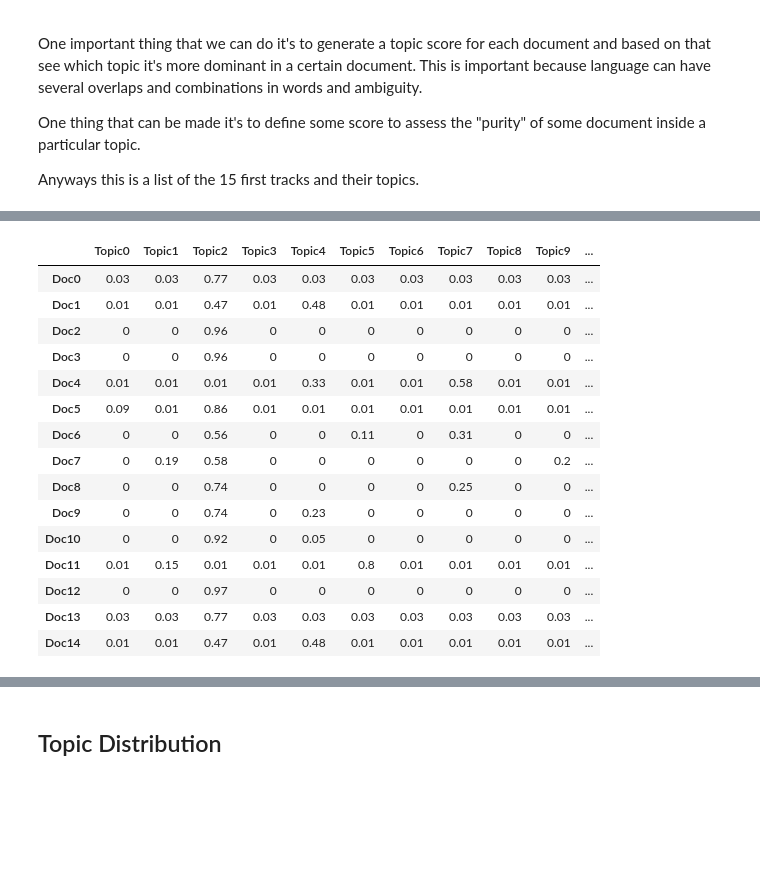
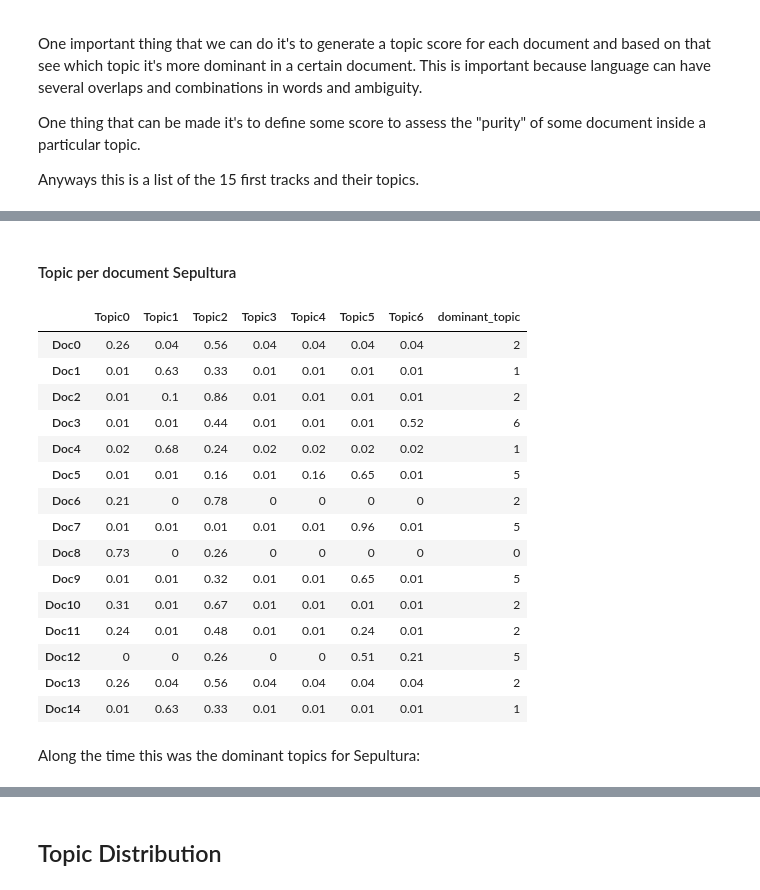
Before and after one commit to fclesio/metalbr, a Jupyter notebook: metal-br.ipynb, the cells around one changed output, grey strips where cells are left out. Saved outputs shown, nothing was run; the diff lists cells and outputs as text; code cells hidden in the pictures; blank space fills up the shorter version.

```diff
--- a/metal-br.ipynb
+++ b/metal-br.ipynb
@@ -546,5 +549,6 @@ In other words: Given all the letters of Angra and Sepultura, what are the top 1
 # %%
 def get_topics(df, n_components, number_words):
+
     # Convert to list
     data = df.lyric.values.tolist()
 
@@ -558,11 +562,10 @@ def get_topics(df, n_components, number_words):
     data = [re.sub("\'", "", sent) for sent in data]
 
     vectorizer = CountVectorizer(analyzer='word',
-                                 min_df=10,                        # minimum reqd occurences of a word
-                                 stop_words='english',             # remove stop words
-                                 lowercase=True,                   # convert all words to lowercase
-                                 token_pattern='[a-zA-Z0-9]{3,}',  # num chars > 3
-                                 # max_features=50000,             # max number of uniq words
+                                 min_df=10,
+                                 stop_words='english',
+                                 lowercase=True,
+                                 token_pattern='[a-zA-Z0-9]{3,}',
                                 )
 
     data_vectorized = vectorizer.fit_transform(data)
@@ -574,15 +577,13 @@ def get_topics(df, n_components, number_words):
     print("Sparsicity: ", ((data_dense > 0).sum()/data_dense.size)*100, "%")
 
     # Build LDA Model
-    from sklearn.decomposition import LatentDirichletAllocation
-
-    lda_model = LatentDirichletAllocation(n_components=n_components,               # Number of topics
-                                          max_iter=10,               # Max learning iterations
+    lda_model = LatentDirichletAllocation(n_components=n_components,
+                                          max_iter=10,
                                           learning_method='online',
-                                          random_state=100,          # Random state
-                                          batch_size=128,            # n docs in each learning iter
-                                          evaluate_every = -1, # compute perplexity every n iters, default: Don't
-                                          n_jobs = -1,               # Use all available CPUs
+                                          random_state=42,
+                                          batch_size=10,
+                                          evaluate_every = -1,
+                                          n_jobs = -1,
                                          )
     lda_output = lda_model.fit_transform(data_vectorized)
 
@@ -626,7 +631,7 @@ ill time land sun light way life end love like
 # %%
-lda_model_sepultura, data_vectorized_sepultura, data_sepultura, lda_output_sepultura, vectorizer_sepultura = get_topics(df_raw_lyrics_sepultura,
-                                                                                                  n_components=10,
-                                                                                                  number_words=10)
+lda_model_sepultura, data_vectorized_sepultura, \
+data_sepultura, lda_output_sepultura, vectorizer_sepultura = \
+    get_topics(df_raw_lyrics_sepultura, n_components=7,number_words=10)
 # %% [output]
 Sparsicity:  9.963501312672088 %
 Topics found via LDA:
@@ -710,23 +725,28 @@ df_topic_per_document_angra_styled
+# %% [markdown]
+#### Topic per document Sepultura
 # %%
-df_topic_per_document_sepultura_styled, df_topic_per_document_sepultura = get_topic_per_document(lda_model_sepultura,
-                                                                                                 data_vectorized_sepultura,
-                                                                                                 data_sepultura,
-                                                                                                 lda_output_sepultura)
+df_topic_per_document_sepultura_styled, df_topic_per_document_sepultura = \
+    get_topic_per_document(lda_model_sepultura,
+                           data_vectorized_sepultura,
+                           data_sepultura,
+                           lda_output_sepultura)
 df_topic_per_document_sepultura_styled
 # %% [output]
-|  | Topic0 | Topic1 | Topic2 | Topic3 | Topic4 | Topic5 | Topic6 | Topic7 | Topic8 | Topic9 | ... |
-| Doc0 | 0.03 | 0.03 | 0.77 | 0.03 | 0.03 | 0.03 | 0.03 | 0.03 | 0.03 | 0.03 | ... |
-| Doc1 | 0.01 | 0.01 | 0.47 | 0.01 | 0.48 | 0.01 | 0.01 | 0.01 | 0.01 | 0.01 | ... |
-| Doc2 | 0 | 0 | 0.96 | 0 | 0 | 0 | 0 | 0 | 0 | 0 | ... |
-| Doc3 | 0 | 0 | 0.96 | 0 | 0 | 0 | 0 | 0 | 0 | 0 | ... |
-| Doc4 | 0.01 | 0.01 | 0.01 | 0.01 | 0.33 | 0.01 | 0.01 | 0.58 | 0.01 | 0.01 | ... |
-| Doc5 | 0.09 | 0.01 | 0.86 | 0.01 | 0.01 | 0.01 | 0.01 | 0.01 | 0.01 | 0.01 | ... |
-| Doc6 | 0 | 0 | 0.56 | 0 | 0 | 0.11 | 0 | 0.31 | 0 | 0 | ... |
-| Doc7 | 0 | 0.19 | 0.58 | 0 | 0 | 0 | 0 | 0 | 0 | 0.2 | ... |
-| Doc8 | 0 | 0 | 0.74 | 0 | 0 | 0 | 0 | 0.25 | 0 | 0 | ... |
-| Doc9 | 0 | 0 | 0.74 | 0 | 0.23 | 0 | 0 | 0 | 0 | 0 | ... |
-| Doc10 | 0 | 0 | 0.92 | 0 | 0.05 | 0 | 0 | 0 | 0 | 0 | ... |
-| Doc11 | 0.01 | 0.15 | 0.01 | 0.01 | 0.01 | 0.8 | 0.01 | 0.01 | 0.01 | 0.01 | ... |
-| Doc12 | 0 | 0 | 0.97 | 0 | 0 | 0 | 0 | 0 | 0 | 0 | ... |
-| Doc13 | 0.03 | 0.03 | 0.77 | 0.03 | 0.03 | 0.03 | 0.03 | 0.03 | 0.03 | 0.03 | ... |
-| Doc14 | 0.01 | 0.01 | 0.47 | 0.01 | 0.48 | 0.01 | 0.01 | 0.01 | 0.01 | 0.01 | ... |
+|  | Topic0 | Topic1 | Topic2 | Topic3 | Topic4 | Topic5 | Topic6 | dominant_topic |
+| Doc0 | 0.26 | 0.04 | 0.56 | 0.04 | 0.04 | 0.04 | 0.04 | 2 |
+| Doc1 | 0.01 | 0.63 | 0.33 | 0.01 | 0.01 | 0.01 | 0.01 | 1 |
+| Doc2 | 0.01 | 0.1 | 0.86 | 0.01 | 0.01 | 0.01 | 0.01 | 2 |
+| Doc3 | 0.01 | 0.01 | 0.44 | 0.01 | 0.01 | 0.01 | 0.52 | 6 |
+| Doc4 | 0.02 | 0.68 | 0.24 | 0.02 | 0.02 | 0.02 | 0.02 | 1 |
+| Doc5 | 0.01 | 0.01 | 0.16 | 0.01 | 0.16 | 0.65 | 0.01 | 5 |
+| Doc6 | 0.21 | 0 | 0.78 | 0 | 0 | 0 | 0 | 2 |
+| Doc7 | 0.01 | 0.01 | 0.01 | 0.01 | 0.01 | 0.96 | 0.01 | 5 |
+| Doc8 | 0.73 | 0 | 0.26 | 0 | 0 | 0 | 0 | 0 |
+| Doc9 | 0.01 | 0.01 | 0.32 | 0.01 | 0.01 | 0.65 | 0.01 | 5 |
+| Doc10 | 0.31 | 0.01 | 0.67 | 0.01 | 0.01 | 0.01 | 0.01 | 2 |
+| Doc11 | 0.24 | 0.01 | 0.48 | 0.01 | 0.01 | 0.24 | 0.01 | 2 |
+| Doc12 | 0 | 0 | 0.26 | 0 | 0 | 0.51 | 0.21 | 5 |
+| Doc13 | 0.26 | 0.04 | 0.56 | 0.04 | 0.04 | 0.04 | 0.04 | 2 |
+| Doc14 | 0.01 | 0.63 | 0.33 | 0.01 | 0.01 | 0.01 | 0.01 | 1 |
+# %% [markdown]
+Along the time this was the dominant topics for Sepultura:
```
Also changed, not shown: parts of 52 cells of this notebook.
